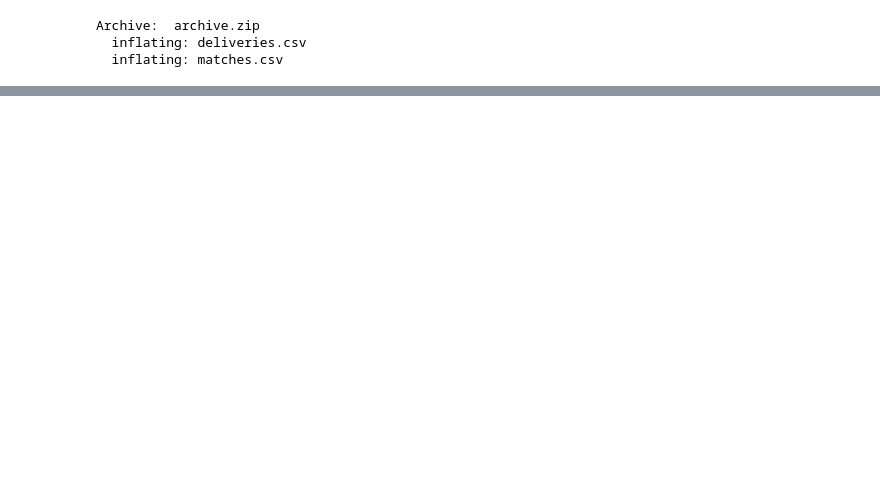
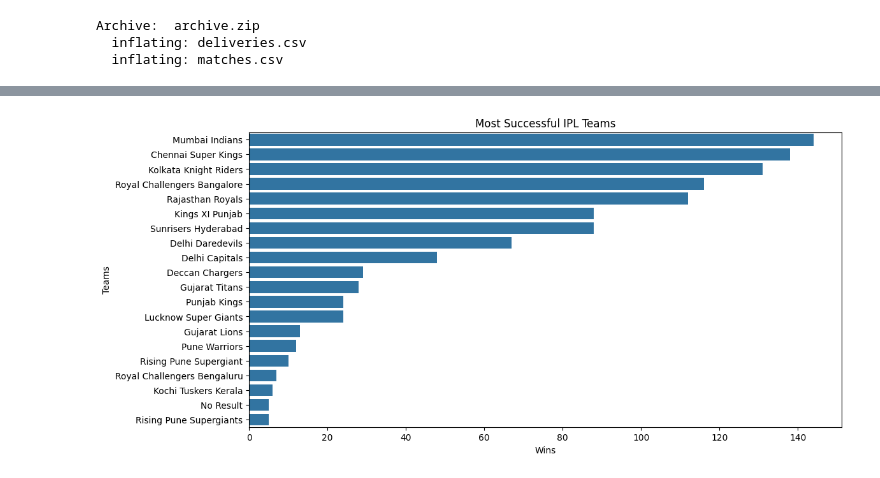
Before and after one commit to ravikeerthi7606/Pandas, a Jupyter notebook: Project1.ipynb, the cells around one changed output, grey strips where cells are left out. Cells and saved outputs as stored; diff of their text form; code cells hidden in the pictures; blank space fills up the shorter version.

```diff
--- a/Project1.ipynb
+++ b/Project1.ipynb
@@ -31,0 +26,2 @@ Archive:  archive.zip
+# %%
+matches = pd.read_csv('matches.csv')
@@ -31,0 +126,2 @@ Archive:  archive.zip
+# %%
+matches['winner'].fillna('No Result', inplace=True)
@@ -31,0 +145,3 @@ Archive:  archive.zip
+# %%
+matches.drop_duplicates(inplace=True)
+df.drop_duplicates(inplace=True)
@@ -31,0 +174,9 @@ Archive:  archive.zip
+# %%
+plt.figure(figsize=(12,6))
+sns.countplot(y=matches['winner'], order=matches['winner'].value_counts().index)
+plt.title('Most Successful IPL Teams')
+plt.xlabel('Wins')
+plt.ylabel('Teams')
+plt.show()
+# %% [output]
+[figure, added]
```
Also changed, not shown: parts of 16 cells of this notebook.
